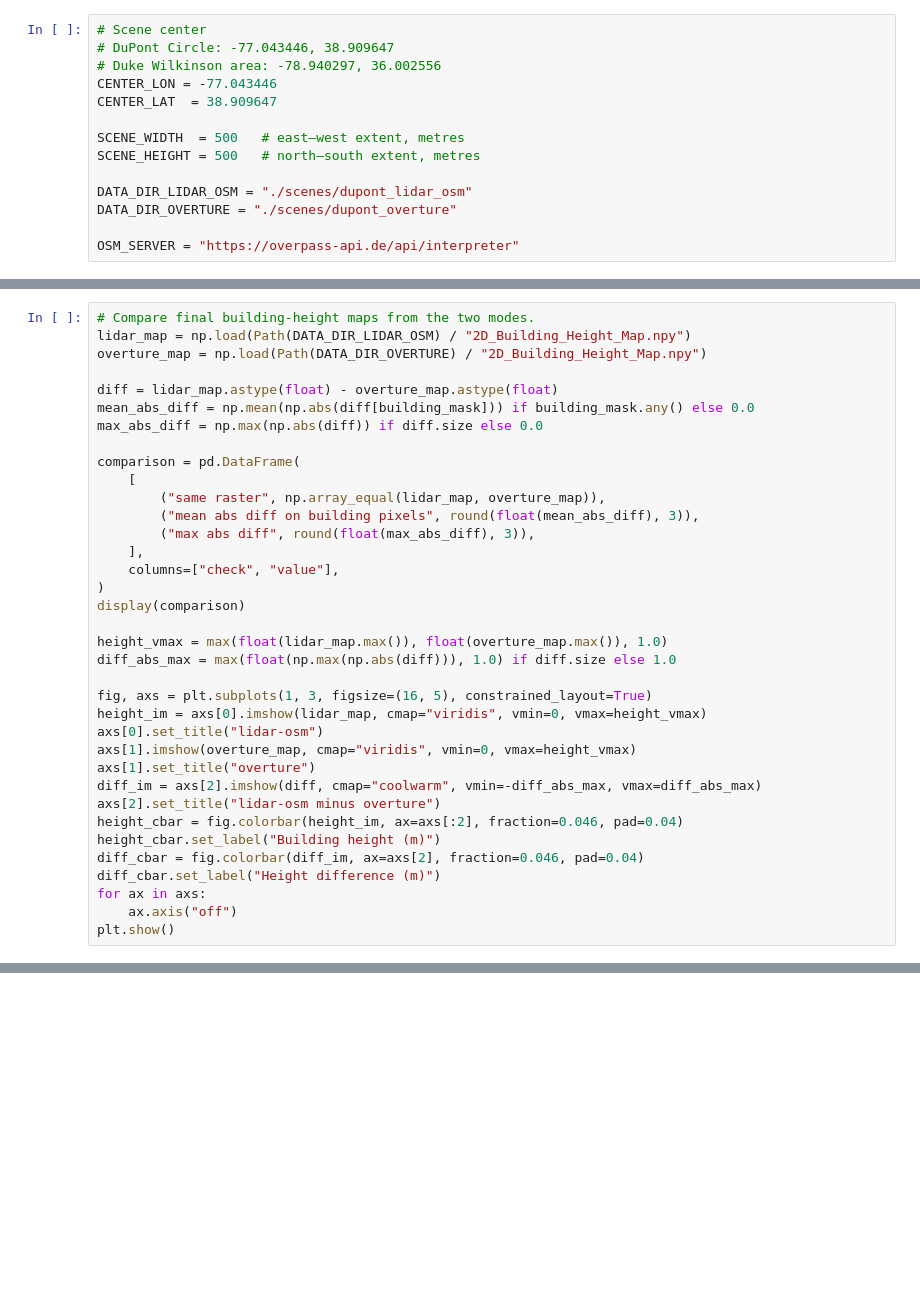
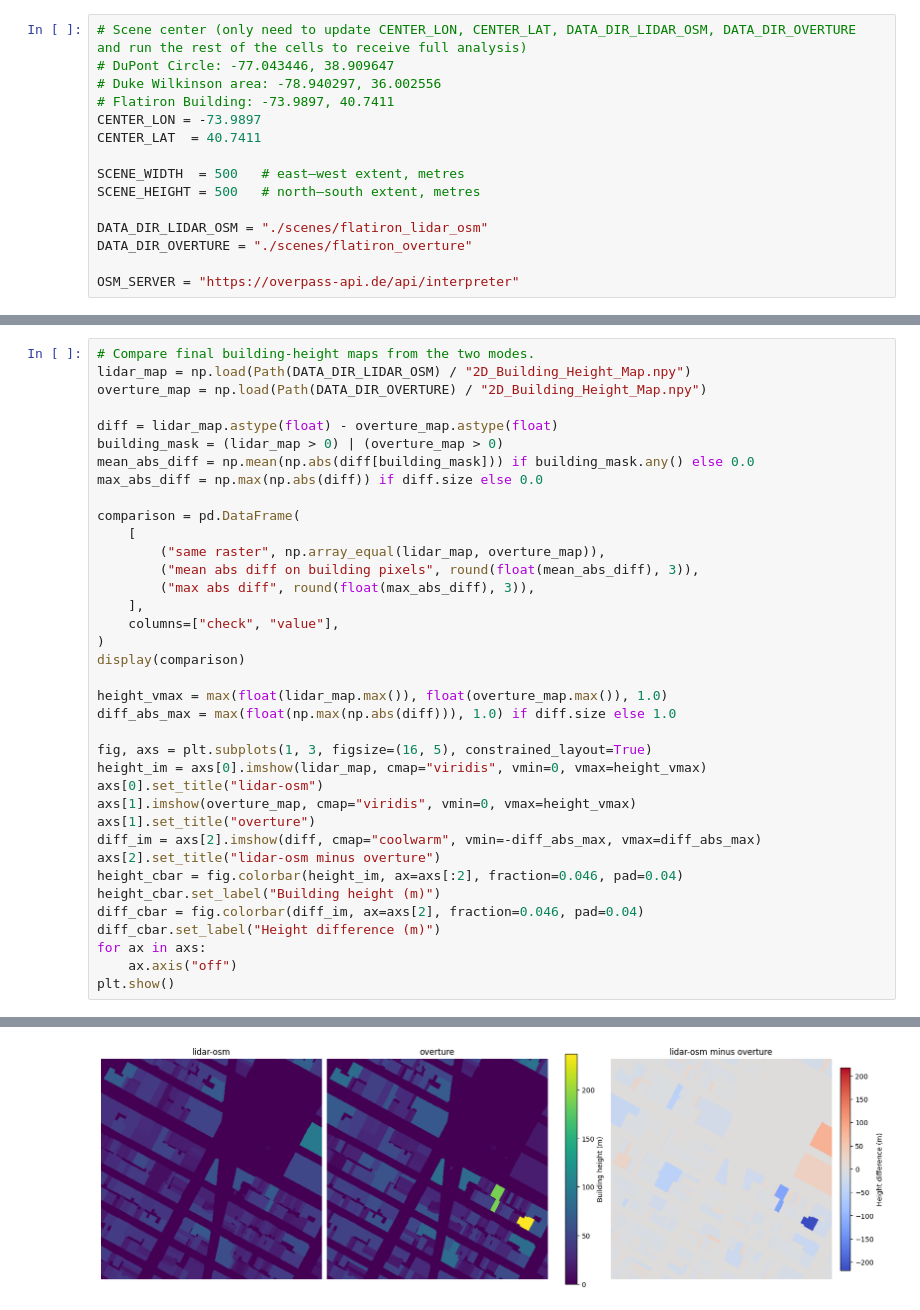
Before and after one commit to Ruiwen-T/geo2sigmap-fork, a Jupyter notebook: research/examples/6_lidar_osm_vs_overture.ipynb, the cells around one changed output, grey strips where cells are left out. Drawn from its saved outputs; the diff is of its cells as text; blank space fills up the shorter version.

```diff
--- a/research/examples/6_lidar_osm_vs_overture.ipynb
+++ b/research/examples/6_lidar_osm_vs_overture.ipynb
@@ -13,17 +13,18 @@ from scene_generation.itu_materials import ITU_MATERIALS
 from collections import Counter
 from sionna.rt import scene, preview
 # %%
-# Scene center
+# Scene center (only need to update CENTER_LON, CENTER_LAT, DATA_DIR_LIDAR_OSM, DATA_DIR_OVERTURE and run the rest of the cells to receive full analysis)
 # DuPont Circle: -77.043446, 38.909647
 # Duke Wilkinson area: -78.940297, 36.002556
-CENTER_LON = -77.043446
-CENTER_LAT  = 38.909647
+# Flatiron Building: -73.9897, 40.7411
+CENTER_LON = -73.9897
+CENTER_LAT  = 40.7411
 
 SCENE_WIDTH  = 500   # east–west extent, metres
 SCENE_HEIGHT = 500   # north–south extent, metres
 
-DATA_DIR_LIDAR_OSM = "./scenes/dupont_lidar_osm"
-DATA_DIR_OVERTURE = "./scenes/dupont_overture"
+DATA_DIR_LIDAR_OSM = "./scenes/flatiron_lidar_osm"
+DATA_DIR_OVERTURE = "./scenes/flatiron_overture"
 
 OSM_SERVER = "https://overpass-api.de/api/interpreter"
 # %%
@@ -88,6 +102,7 @@ lidar_map = np.load(Path(DATA_DIR_LIDAR_OSM) / "2D_Building_Height_Map.npy")
 overture_map = np.load(Path(DATA_DIR_OVERTURE) / "2D_Building_Height_Map.npy")
 
 diff = lidar_map.astype(float) - overture_map.astype(float)
+building_mask = (lidar_map > 0) | (overture_map > 0)
 mean_abs_diff = np.mean(np.abs(diff[building_mask])) if building_mask.any() else 0.0
 max_abs_diff = np.max(np.abs(diff)) if diff.size else 0.0
 
@@ -118,3 +133,4 @@ diff_cbar.set_label("Height difference (m)")
 for ax in axs:
     ax.axis("off")
 plt.show()
+# %% [output]
@@ -121,3 +141,4 @@ plt.show()
+[figure, added]
 # %%
 
 lidar_osm_sionna_scene = scene.load_scene(DATA_DIR_LIDAR_OSM + "/scene.xml")
```
Also changed, not shown: parts of 6 cells of this notebook.
